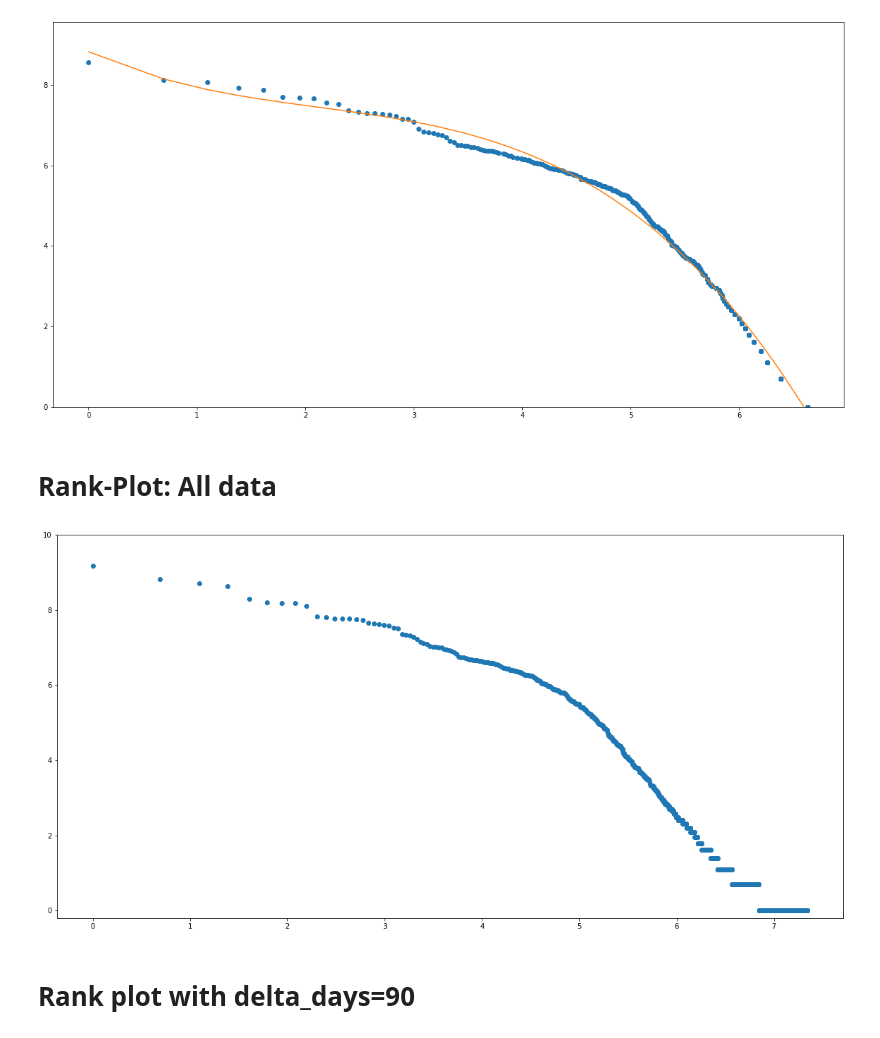
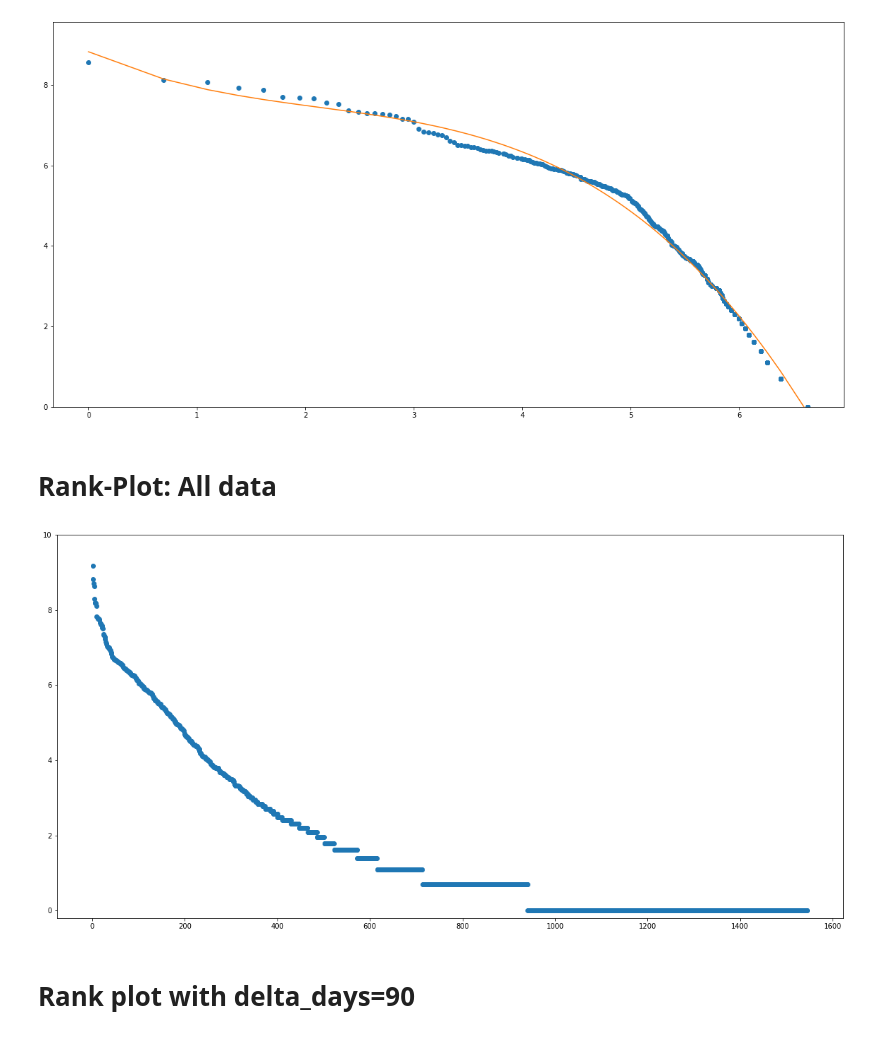
Before and after one commit to kulla/serlo-evaluations, a Jupyter notebook: 2021-03-16 Doodling - Verlauf der Events pro User and Sankey Diagramm.ipynb, the cells around one changed output. Saved outputs shown, nothing was run; the diff lists cells and outputs as text; code cells hidden in the pictures.

```diff
--- a/2021-03-16 Doodling - Verlauf der Events pro User and Sankey Diagramm.ipynb
+++ b/2021-03-16 Doodling - Verlauf der Events pro User and Sankey Diagramm.ipynb
@@ -223,35 +223,35 @@ def rank_plot(df):
 
     plt.plot(xs, ys, "o")
     plt.ylim(-0.2,10)
     plt.show()
 
 
 def count_edits(times):
     if len(times) == 0:
         return 0
 
     diffs = times.diff().map(lambda x: x.total_seconds())
 
     return diffs[diffs > 5].count() + 1
 
 def compute_xs_ys(df):
     df = df[df["username"] != "Legacy"]
     df = df.groupby("actor_id").aggregate({
         "date": count_edits,
     })
     edits = df["date"].copy()
     edits.sort_values(inplace=True)
 
     ranks = scipy.stats.rankdata(edits, method="ordinal")
     ranks = ranks.max()+1-ranks
 
-    return (np.log(ranks), np.log(edits))
+    return (ranks, np.log(edits))
 
 display(Markdown("# Rank-Plot: All data"))
 rank_plot(event_log)
 # %% [output]
 # Rank-Plot: All data
-[figure, old version]
+[figure, new version]
 # %%
 def plot_delta(df, delta_days):
     display(Markdown(f"# Rank plot with delta_days={delta_days}"))
```
